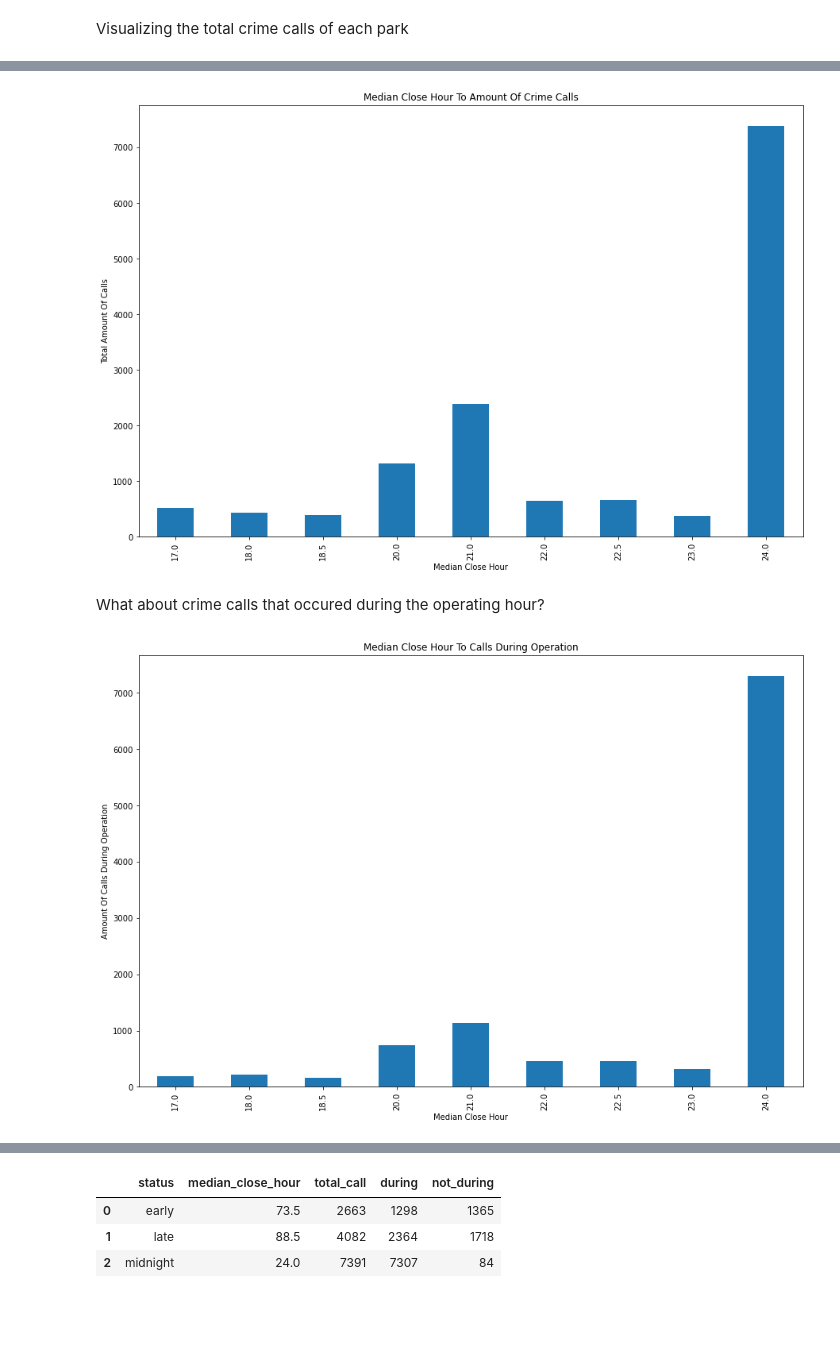
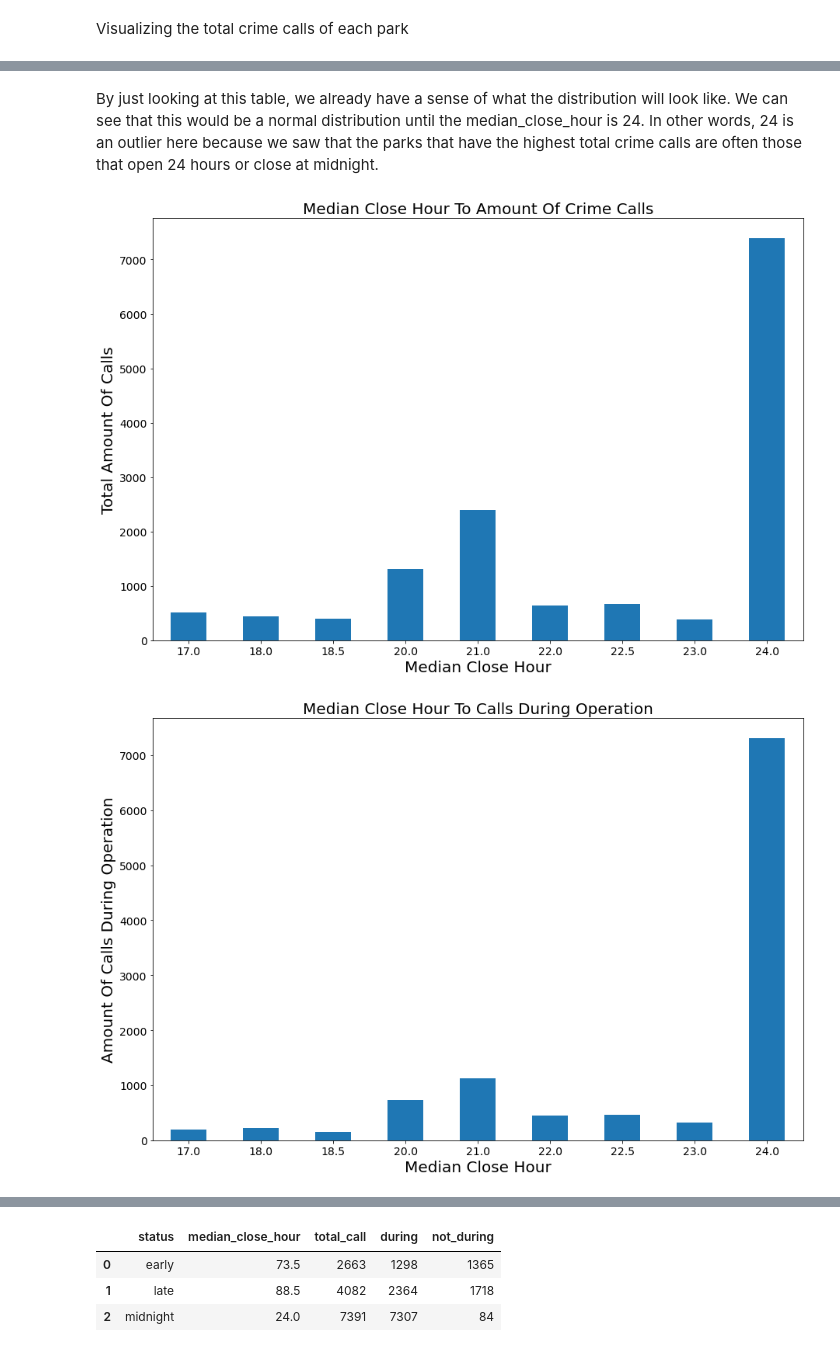
Before and after one commit to tnl001/individual_fa20, a Jupyter notebook: final_project/FinalProject_tnl001.ipynb, the cells around one changed output, grey strips where cells are left out. Saved outputs shown, nothing was run; the diff lists cells and outputs as text; code cells hidden in the pictures; blank space fills up the shorter version.

```diff
--- a/final_project/FinalProject_tnl001.ipynb
+++ b/final_project/FinalProject_tnl001.ipynb
@@ -917,6 +876,6 @@ open_all_day
 # %%
 grouped_by_hour = cl_park_data.groupby('median_close_hour', as_index=False)
-grouped_by_hour = grouped_by_hour.sum().sort_values('total_call').reset_index(drop=True)
+grouped_by_hour = grouped_by_hour.sum().sort_values('median_close_hour').reset_index(drop=True)
 # %%
 grouped_by_hour
 # %% [output]
@@ -932,22 +891,27 @@ grouped_by_hour
 | 8 | 24.0 | 7391 | 7307 | 84 |
+# %% [markdown]
+By just looking at this table, we already have a sense of what the distribution will look like. We can see that this would be a normal distribution until the median_close_hour is 24. In other words, 24 is an outlier here because we saw that the parks that have the highest total crime calls are often those that open 24 hours or close at midnight.
 # %%
-grouped_by_hour.sort_values('median_close_hour').plot(x='median_close_hour',y='total_call',
+# Total Amount of Calls
+grouped_by_hour.sort_values('median_close_hour').plot(x='median_close_hour',y='total_call', rot=0,
                                                       kind='bar', figsize=(15,10), legend=False)
-plt.title("Median Close Hour To Amount Of Crime Calls")
-plt.xlabel('Median Close Hour')
-plt.ylabel('Total Amount Of Calls')
+plt.title("Median Close Hour To Amount Of Crime Calls", size=20)
+plt.xlabel('Median Close Hour', size=20)
+plt.ylabel('Total Amount Of Calls', size=20)
+plt.xticks(fontsize=14)
+plt.yticks(fontsize=14)
 f2 = plt.gcf()
+
+# Amount of Calls During Operation Hour
+grouped_by_hour.sort_values('median_close_hour').plot(x='median_close_hour',y='during', rot=0,
+                                                      kind='bar', figsize=(15,10), legend=False)
+plt.title("Median Close Hour To Calls During Operation", size=20)
+plt.xlabel('Median Close Hour', size=20)
+plt.ylabel('Amount Of Calls During Operation', size=20)
+plt.xticks(fontsize=14)
+plt.yticks(fontsize=14)
+f3 = plt.gcf()
 # %% [output]
-[figure, old version]
+[figure, new version]
+[figure, added]
-# %% [markdown]
-What about crime calls that occured during the operating hour?
-# %%
-grouped_by_hour.sort_values('median_close_hour').plot(x='median_close_hour',y='during',
-                                                      kind='bar', figsize=(15,10), legend=False)
-plt.title("Median Close Hour To Calls During Operation")
-plt.xlabel('Median Close Hour')
-plt.ylabel('Amount Of Calls During Operation')
-f3 = plt.gcf()
-# %% [output]
-[figure, removed]
 # %% [markdown]
```
Also changed, not shown: parts of 9 cells of this notebook.
